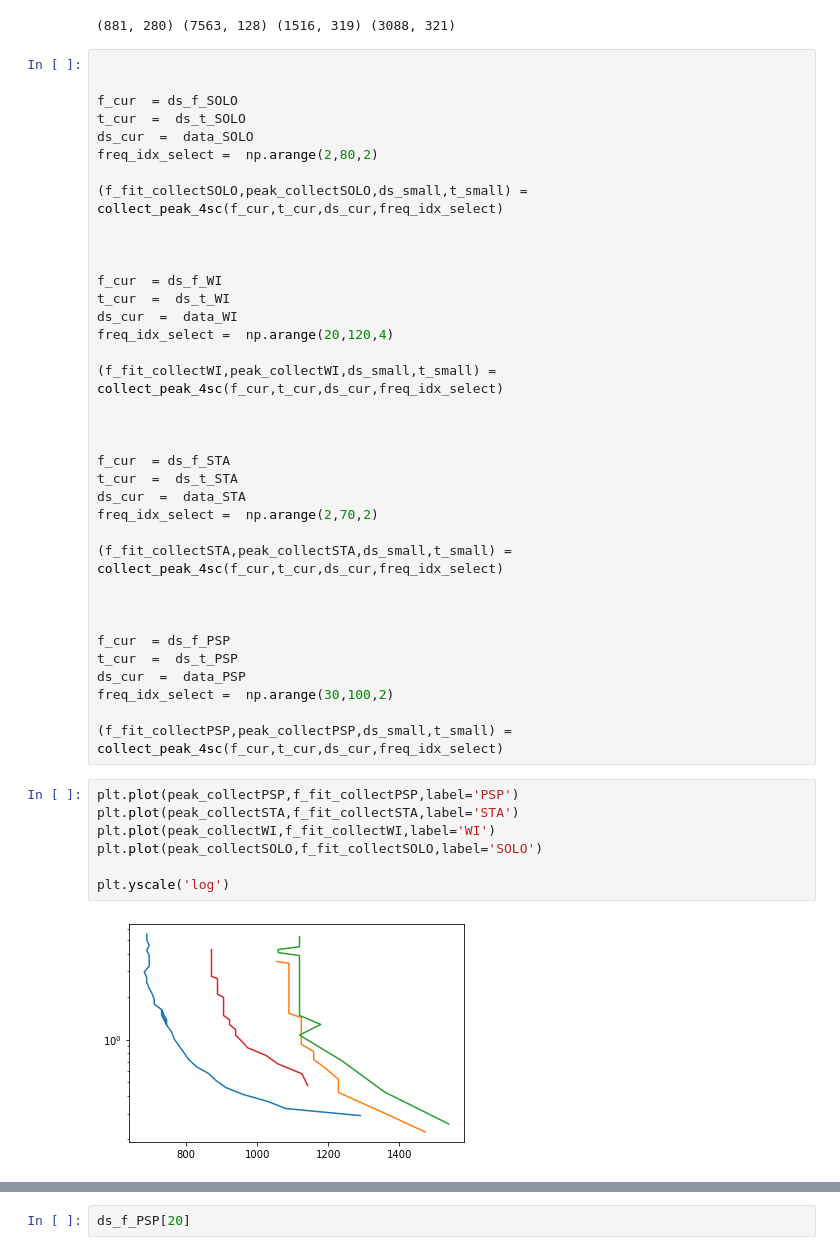
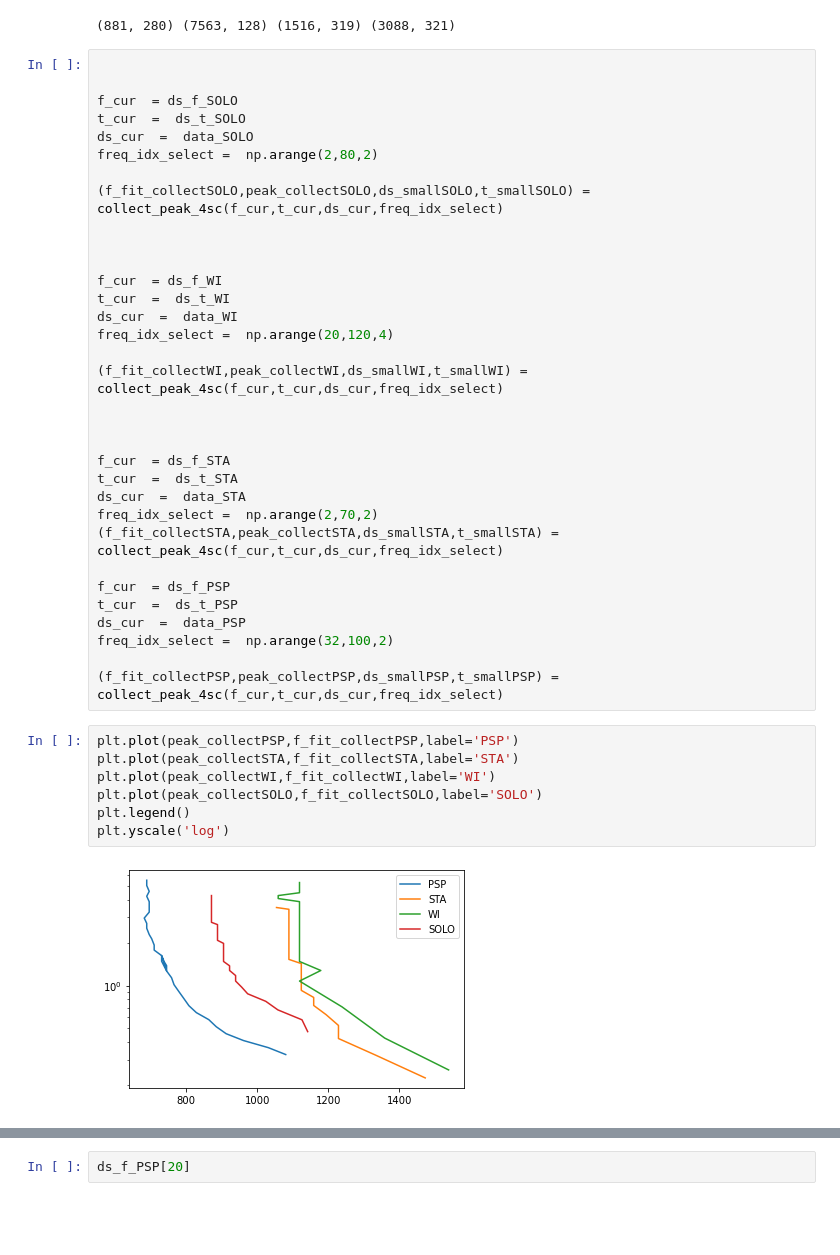
Before and after one commit to peijin94/SEMP, a Jupyter notebook: data/202006/SEMP4sc.ipynb, the cells around one changed output, grey strips where cells are left out. Drawn from its saved outputs; the diff is of its cells as text; blank space fills up the shorter version.

```diff
--- a/data/202006/SEMP4sc.ipynb
+++ b/data/202006/SEMP4sc.ipynb
@@ -169,7 +169,7 @@ t_cur  =  ds_t_SOLO
 ds_cur  =  data_SOLO
 freq_idx_select =  np.arange(2,80,2)
 
-(f_fit_collectSOLO,peak_collectSOLO,ds_small,t_small) = collect_peak_4sc(f_cur,t_cur,ds_cur,freq_idx_select)
+(f_fit_collectSOLO,peak_collectSOLO,ds_smallSOLO,t_smallSOLO) = collect_peak_4sc(f_cur,t_cur,ds_cur,freq_idx_select)
 
 
 
@@ -178,7 +178,7 @@ t_cur  =  ds_t_WI
 ds_cur  =  data_WI
 freq_idx_select =  np.arange(20,120,4)
 
-(f_fit_collectWI,peak_collectWI,ds_small,t_small) = collect_peak_4sc(f_cur,t_cur,ds_cur,freq_idx_select)
+(f_fit_collectWI,peak_collectWI,ds_smallWI,t_smallWI) = collect_peak_4sc(f_cur,t_cur,ds_cur,freq_idx_select)
 
 
 
@@ -186,23 +186,20 @@ f_cur  = ds_f_STA
 t_cur  =  ds_t_STA
 ds_cur  =  data_STA
 freq_idx_select =  np.arange(2,70,2)
-
-(f_fit_collectSTA,peak_collectSTA,ds_small,t_small) = collect_peak_4sc(f_cur,t_cur,ds_cur,freq_idx_select)
-
-
+(f_fit_collectSTA,peak_collectSTA,ds_smallSTA,t_smallSTA) = collect_peak_4sc(f_cur,t_cur,ds_cur,freq_idx_select)
 
 f_cur  = ds_f_PSP
 t_cur  =  ds_t_PSP
 ds_cur  =  data_PSP
-freq_idx_select =  np.arange(30,100,2)
+freq_idx_select =  np.arange(32,100,2)
 
-(f_fit_collectPSP,peak_collectPSP,ds_small,t_small) = collect_peak_4sc(f_cur,t_cur,ds_cur,freq_idx_select)
+(f_fit_collectPSP,peak_collectPSP,ds_smallPSP,t_smallPSP) = collect_peak_4sc(f_cur,t_cur,ds_cur,freq_idx_select)
 # %%
 plt.plot(peak_collectPSP,f_fit_collectPSP,label='PSP')
 plt.plot(peak_collectSTA,f_fit_collectSTA,label='STA')
 plt.plot(peak_collectWI,f_fit_collectWI,label='WI')
 plt.plot(peak_collectSOLO,f_fit_collectSOLO,label='SOLO')
-
+plt.legend()
 plt.yscale('log')
 # %% [output]
-[figure, old version]
+[figure, new version]
```
Also changed, not shown: parts of 11 cells of this notebook.
